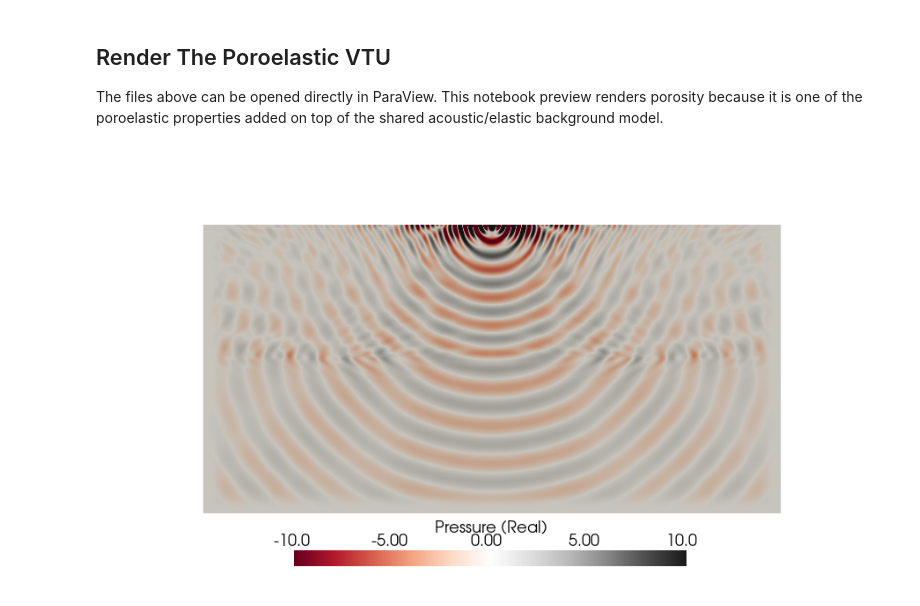
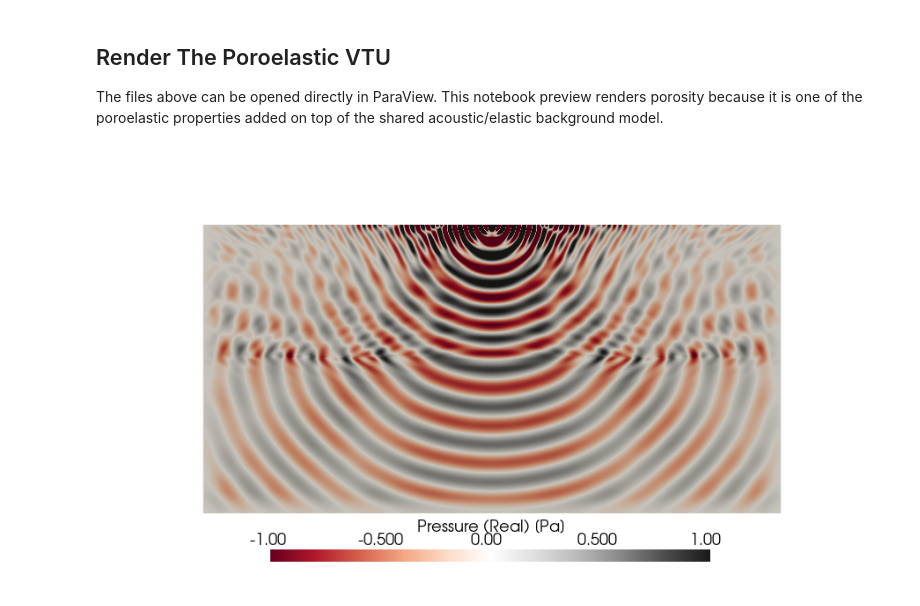
Before and after one commit to FrequenSol/FrequenSolve, a Jupyter notebook: examples/tutorials/01_modeling_basics/03_poroelastic.ipynb, the cells around one changed output. Drawn from its saved outputs; the diff is of its cells as text; code cells hidden in the pictures.

Commit message:
Refresh tutorial notebooks for updated APIs
Update tutorial notebooks for add_sources and new modeling examples, and add rendered first-section tutorial assets.

```diff
--- a/examples/tutorials/01_modeling_basics/03_poroelastic.ipynb
+++ b/examples/tutorials/01_modeling_basics/03_poroelastic.ipynb
@@ -182,7 +182,7 @@ sim += fs.BoundaryCondition(
 The source is vector-valued, matching a vertical point force. The receiver device records two components at the same coordinates: vertical solid velocity and pore pressure. This is a useful first poroelastic QC view because velocity shows the frame motion while pore pressure shows the fluid-pressure response.
 # %%
 acq = fs.Acquisition()
-acq.add_source_group(kind="vector", coords=[[0.5, 0.0]], direction=[0.0, 1.0])
+acq.add_sources(kind="vector", coords=[[0.5, 0.0]], direction=[0.0, 1.0])
 
 receiver = fs.ReceiverNode(name="geophone")
 receiver.add_component(name="v_z", field="velocity", direction=[0.0, 1.0])
@@ -271,7 +272,7 @@ poro_pv_output = fs.ParaviewOutput(
     path="paraview",
     fields=["pressure", "velocity"],
     properties=["vp", "vs", "rho", "porosity", "kappa"],
-    sources=[1,2],
+    sources=[1],
     show_pml=True,
     upscale=1,
     order=2,
@@ -302,20 +301,20 @@ The files above can be opened directly in ParaView. This notebook preview render
 # %%
 image_dir = Path("./assets")
 image_dir.mkdir(exist_ok=True)
 
 screenshot = image_dir / "poroelastic_pressure.png"
 fs.plot_vtu(
     poro_vtu_files[0],
     field="pressure",
     part="real",
     show=False,
-    vmin=-10,
-    vmax=10,
+    vmin=-1,
+    vmax=1,
     cmap="RdGy",
     zoom=1.5,
     screenshot=screenshot,
     window_size=(900, 500),
 )
 display(Image(filename=str(screenshot)))
 # %% [output]
-[figure, old version]
+[figure, new version]
```
Also changed, not shown: parts of 3 cells of this notebook, 28 other files.
